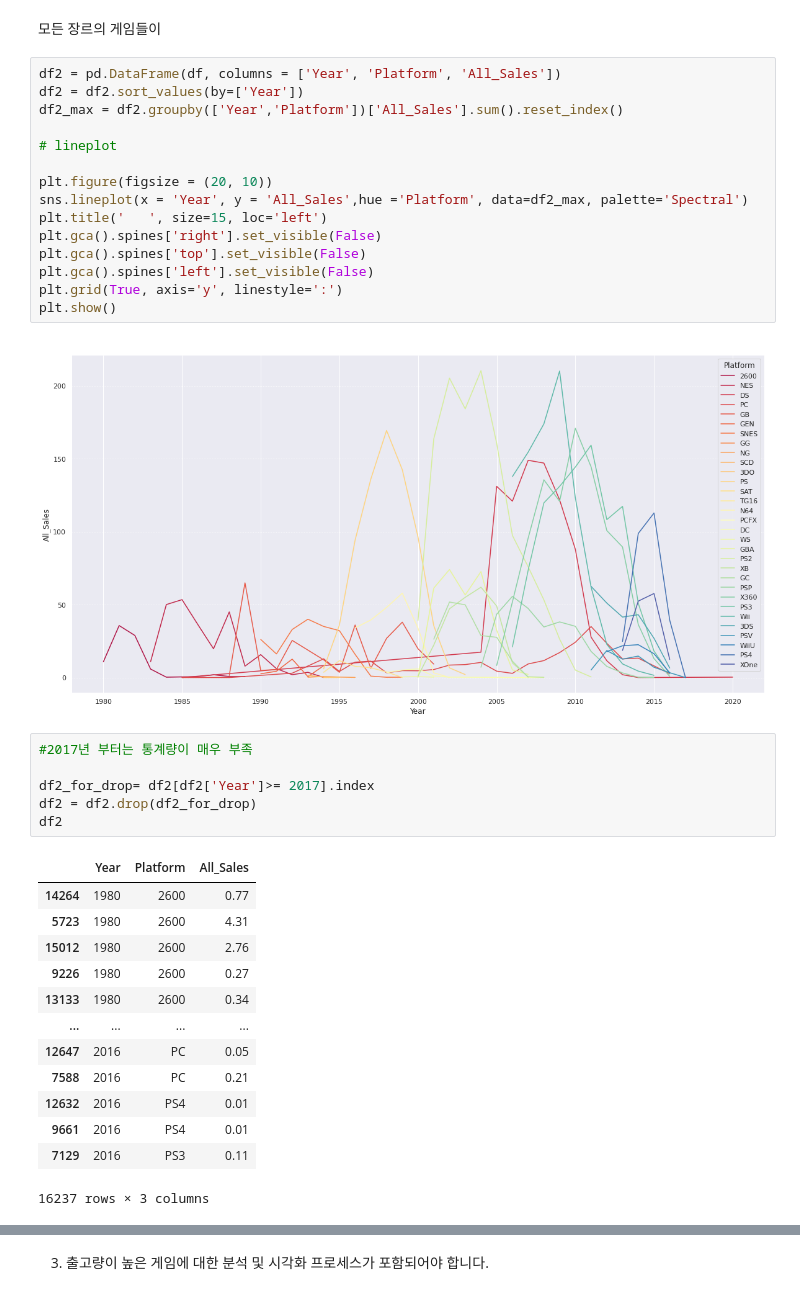
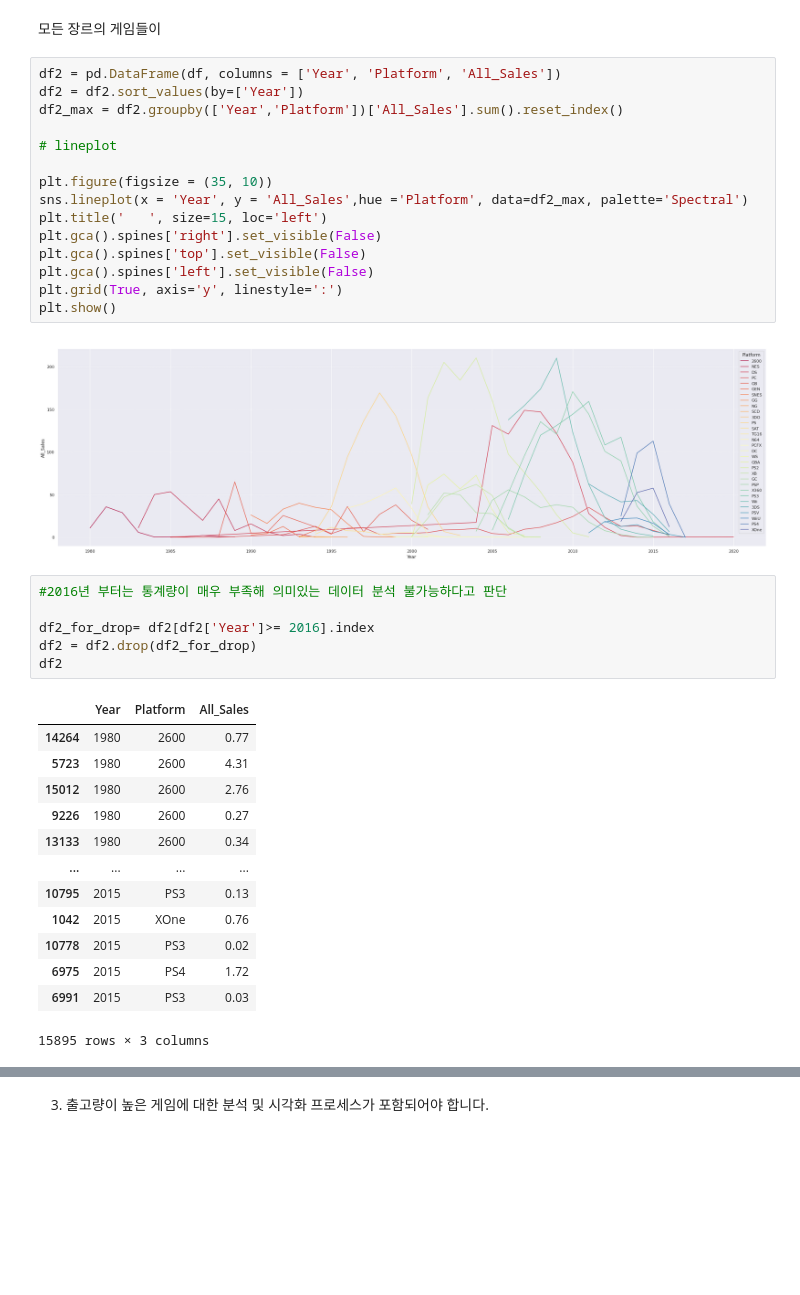
Before and after one commit to theplace75/Section_project1, a Jupyter notebook: Untitled1.ipynb, the cells around one changed output, grey strips where cells are left out. Saved outputs shown, nothing was run; the diff lists cells and outputs as text; blank space fills up the shorter version.

```diff
--- a/Untitled1.ipynb
+++ b/Untitled1.ipynb
@@ -284,24 +284,24 @@ plt.show()
 # %%
 df2 = pd.DataFrame(df, columns = ['Year', 'Platform', 'All_Sales'])
 df2 = df2.sort_values(by=['Year'])
 df2_max = df2.groupby(['Year','Platform'])['All_Sales'].sum().reset_index()
 
 # lineplot
 
-plt.figure(figsize = (20, 10))
+plt.figure(figsize = (35, 10))
 sns.lineplot(x = 'Year', y = 'All_Sales',hue ='Platform', data=df2_max, palette='Spectral')
 plt.title('   ', size=15, loc='left')
 plt.gca().spines['right'].set_visible(False)
 plt.gca().spines['top'].set_visible(False)
 plt.gca().spines['left'].set_visible(False)
 plt.grid(True, axis='y', linestyle=':')
 plt.show()
 # %% [output]
-[figure, old version]
+[figure, new version]
 # %%
-#2017년 부터는 통계량이 매우 부족
+#2016년 부터는 통계량이 매우 부족해 의미있는 데이터 분석 불가능하다고 판단
 
-df2_for_drop= df2[df2['Year']>= 2017].index
+df2_for_drop= df2[df2['Year']>= 2016].index
 df2 = df2.drop(df2_for_drop)
 df2
 # %% [output]
@@ -312,12 +312,12 @@ df2
 | 9226 | 1980 | 2600 | 0.27 |
 | 13133 | 1980 | 2600 | 0.34 |
 | ... | ... | ... | ... |
-| 12647 | 2016 | PC | 0.05 |
-| 7588 | 2016 | PC | 0.21 |
-| 12632 | 2016 | PS4 | 0.01 |
-| 9661 | 2016 | PS4 | 0.01 |
-| 7129 | 2016 | PS3 | 0.11 |
+| 10795 | 2015 | PS3 | 0.13 |
+| 1042 | 2015 | XOne | 0.76 |
+| 10778 | 2015 | PS3 | 0.02 |
+| 6975 | 2015 | PS4 | 1.72 |
+| 6991 | 2015 | PS3 | 0.03 |
-16237 rows × 3 columns
+15895 rows × 3 columns
 # %%
 df2_max = df2.groupby(['Year','Platform'])['All_Sales'].sum().reset_index()
 
```
Also changed, not shown: parts of 7 cells of this notebook.
